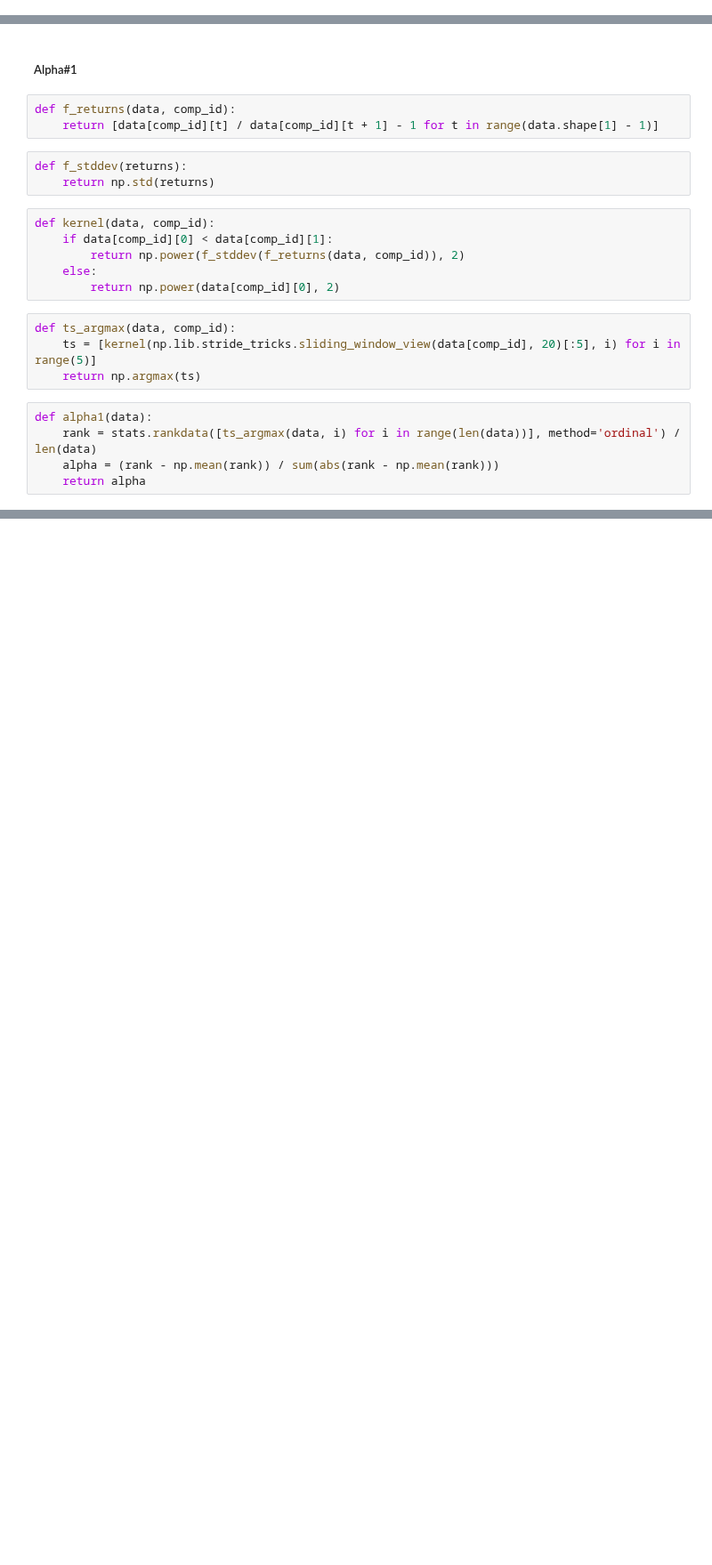
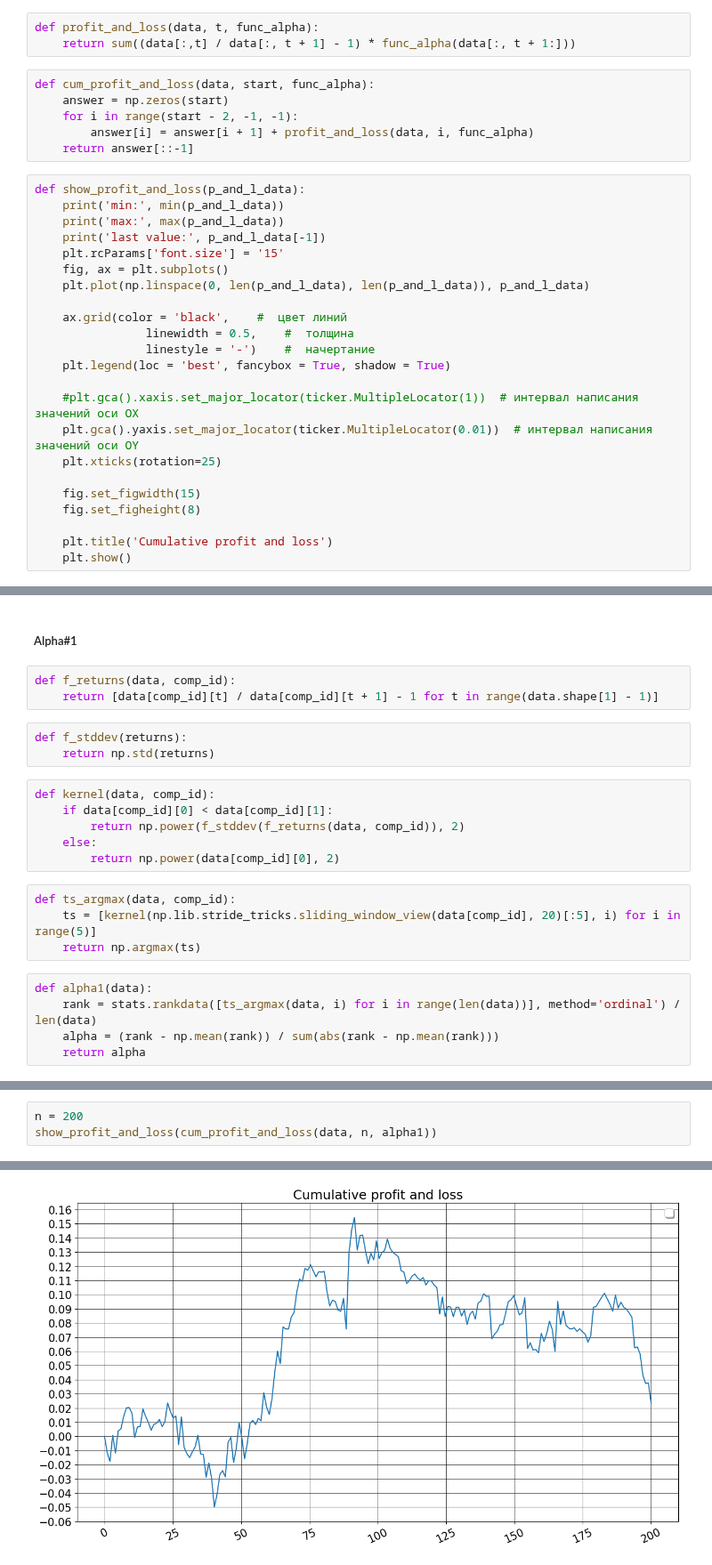
Before and after one commit to ChingisBadmaev/sirius_university, a Jupyter notebook: research_work/alphas.ipynb, the cells around one changed output, grey strips where cells are left out. Shown at 89% size. Drawn from its saved outputs; the diff is of its cells as text; blank space fills up the shorter version.

```diff
--- a/research_work/alphas.ipynb
+++ b/research_work/alphas.ipynb
@@ -19,3 +26,35 @@ data = np.array([aapl, amzn, nke, mcd, koss, ko, pg, eman, ba, msft])
+# %%
+def profit_and_loss(data, t, func_alpha):
+    return sum((data[:,t] / data[:, t + 1] - 1) * func_alpha(data[:, t + 1:]))
+# %%
+def cum_profit_and_loss(data, start, func_alpha):
+    answer = np.zeros(start)
+    for i in range(start - 2, -1, -1):
+        answer[i] = answer[i + 1] + profit_and_loss(data, i, func_alpha)
+    return answer[::-1]
+# %%
+def show_profit_and_loss(p_and_l_data):
+    print('min:', min(p_and_l_data))
+    print('max:', max(p_and_l_data))
+    print('last value:', p_and_l_data[-1])
+    plt.rcParams['font.size'] = '15'
+    fig, ax = plt.subplots()
+    plt.plot(np.linspace(0, len(p_and_l_data), len(p_and_l_data)), p_and_l_data)
+
+    ax.grid(color = 'black',    #  цвет линий
+                linewidth = 0.5,    #  толщина
+                linestyle = '-')    #  начертание
+    plt.legend(loc = 'best', fancybox = True, shadow = True)
+
+    #plt.gca().xaxis.set_major_locator(ticker.MultipleLocator(1))  # интервал написания значений оси OX
+    plt.gca().yaxis.set_major_locator(ticker.MultipleLocator(0.01))  # интервал написания значений оси OY
+    plt.xticks(rotation=25)
+
+    fig.set_figwidth(15)
+    fig.set_figheight(8)
+
+    plt.title('Cumulative profit and loss')
+    plt.show()
 # %% [markdown]
 ### Alphas from Zura Kakushadze, 101 alphas, 2015
 # %% [markdown]
@@ -51,0 +91,4 @@ alphas_dataframe
+# %%
+n = 200
+show_profit_and_loss(cum_profit_and_loss(data, n, alpha1))
+# %% [output]
@@ -51,0 +99 @@ alphas_dataframe
+[figure, added]
```
Also changed, not shown: parts of 5 cells of this notebook.
